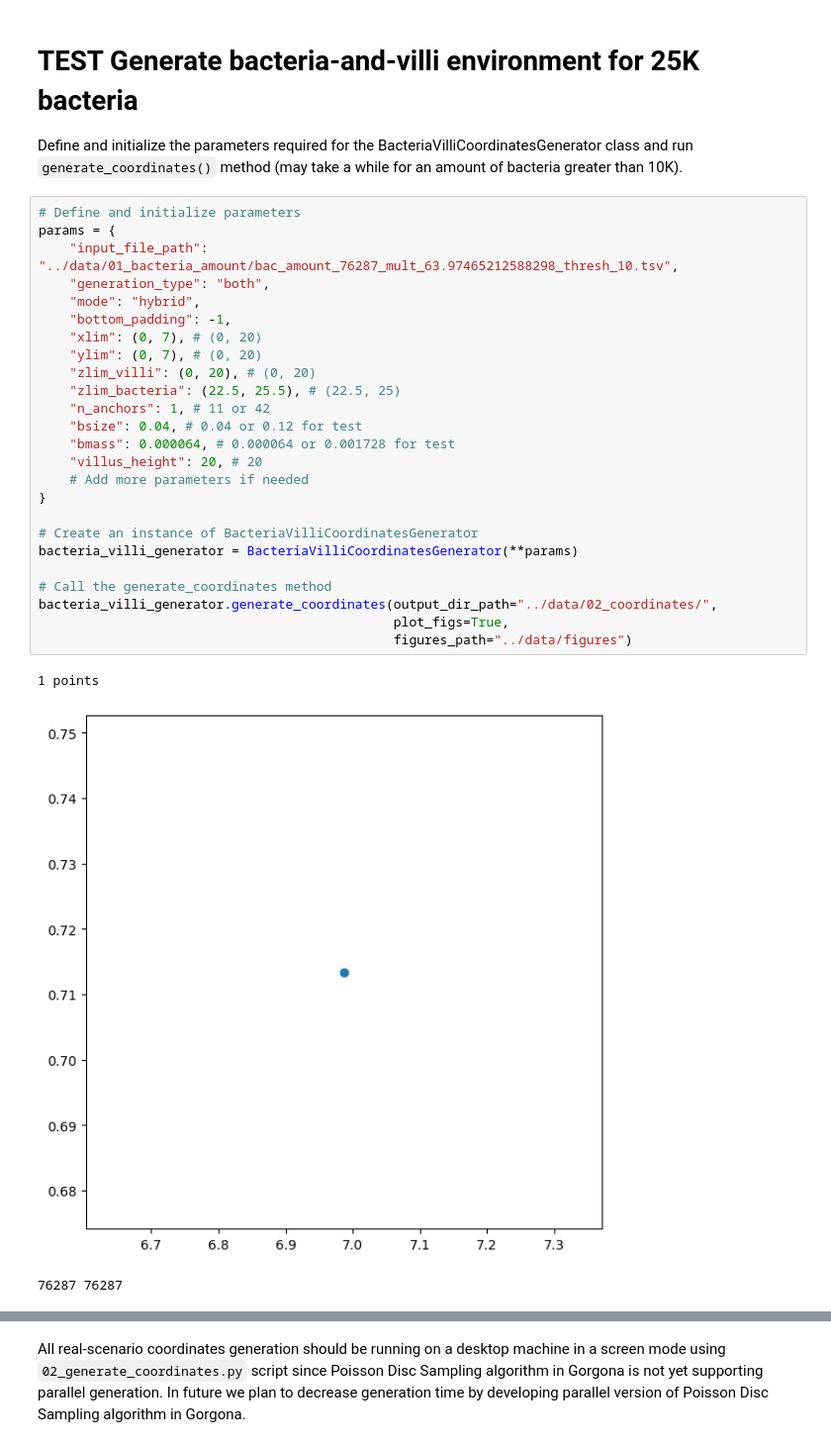
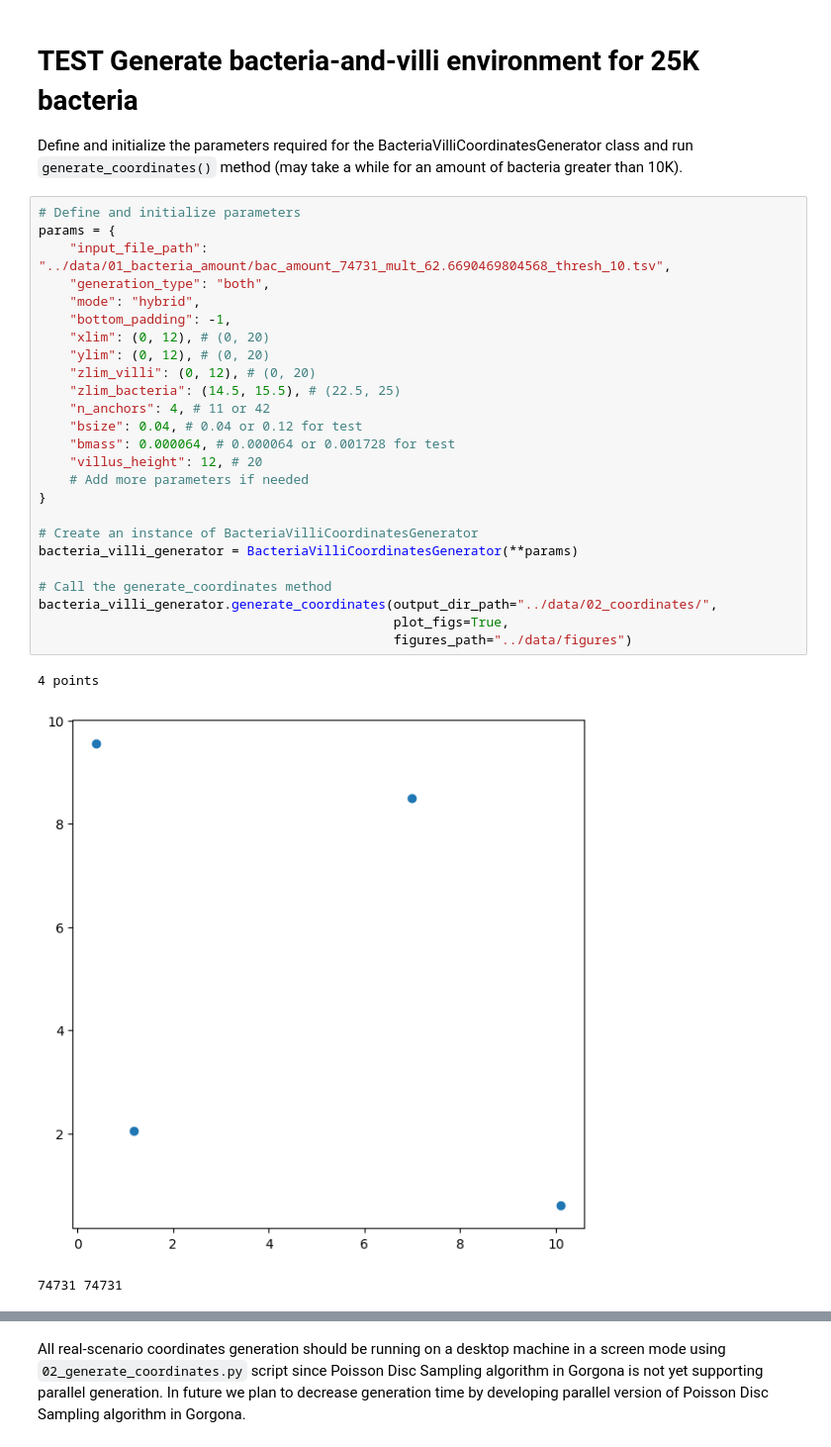
Before and after one commit to encent/gorgona, a Jupyter notebook: examples/02_generate_coordinates.ipynb, the cells around one changed output, grey strips where cells are left out. Shown at 99% size. Saved outputs shown, nothing was run; the diff lists cells and outputs as text.

```diff
--- a/examples/02_generate_coordinates.ipynb
+++ b/examples/02_generate_coordinates.ipynb
@@ -43,29 +43,29 @@ Define and initialize the parameters required for the BacteriaVilliCoordinatesGe
 # %%
 # Define and initialize parameters
 params = {
-	"input_file_path": "../data/01_bacteria_amount/bac_amount_76287_mult_63.97465212588298_thresh_10.tsv",
+	"input_file_path": "../data/01_bacteria_amount/bac_amount_74731_mult_62.6690469804568_thresh_10.tsv",
 	"generation_type": "both",
 	"mode": "hybrid",
 	"bottom_padding": -1,
-	"xlim": (0, 7), # (0, 20)
-	"ylim": (0, 7), # (0, 20)
-	"zlim_villi": (0, 20), # (0, 20)
-	"zlim_bacteria": (22.5, 25.5), # (22.5, 25)
-	"n_anchors": 1, # 11 or 42
+	"xlim": (0, 12), # (0, 20)
+	"ylim": (0, 12), # (0, 20)
+	"zlim_villi": (0, 12), # (0, 20)
+	"zlim_bacteria": (14.5, 15.5), # (22.5, 25)
+	"n_anchors": 4, # 11 or 42
 	"bsize": 0.04, # 0.04 or 0.12 for test
 	"bmass": 0.000064, # 0.000064 or 0.001728 for test
-	"villus_height": 20, # 20
+	"villus_height": 12, # 20
     # Add more parameters if needed
 }
 
 # Create an instance of BacteriaVilliCoordinatesGenerator
 bacteria_villi_generator = BacteriaVilliCoordinatesGenerator(**params)
 
 # Call the generate_coordinates method
 bacteria_villi_generator.generate_coordinates(output_dir_path="../data/02_coordinates/",
 											  plot_figs=True,
 											  figures_path="../data/figures")
 # %% [output]
-1 points
+4 points
-[figure, old version]
+[figure, new version]
-76287 76287
+74731 74731
```
Also changed, not shown: parts of 1 cell of this notebook, 19 other files.
